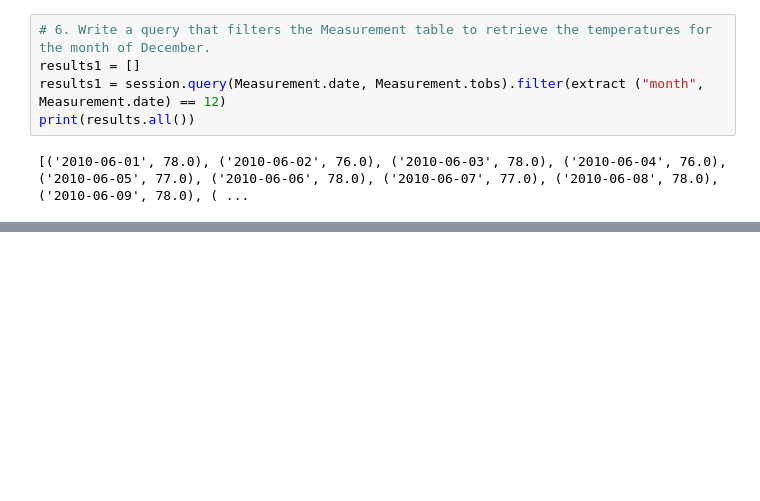
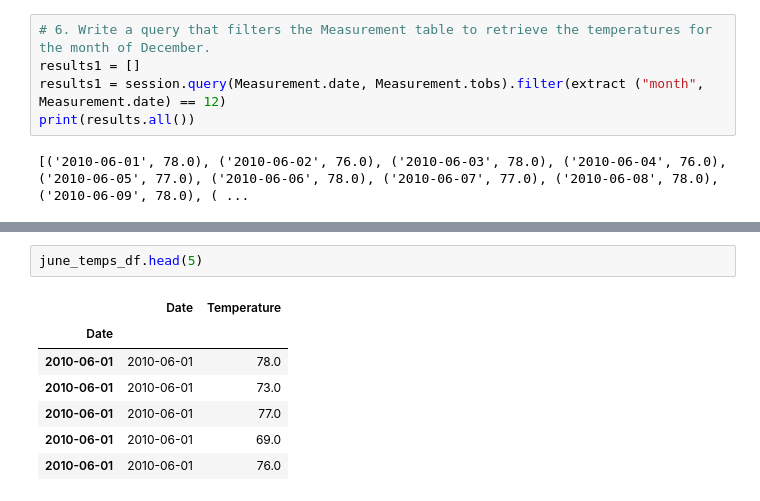
Before and after one commit to cmbolton81/surfs_up, a Jupyter notebook: SurfsUp_Challenge.ipynb, the cells around one changed output, grey strips where cells are left out. Drawn from its saved outputs; the diff is of its cells as text; blank space fills up the shorter version.

```diff
--- a/SurfsUp_Challenge.ipynb
+++ b/SurfsUp_Challenge.ipynb
@@ -156,0 +185,10 @@ dec_temps_df.describe()
+# %%
+june_temps_df.head(5)
+# %% [output]
+|  | Date | Temperature |
+| Date |  |  |
+| 2010-06-01 | 2010-06-01 | 78.0 |
+| 2010-06-01 | 2010-06-01 | 73.0 |
+| 2010-06-01 | 2010-06-01 | 77.0 |
+| 2010-06-01 | 2010-06-01 | 69.0 |
+| 2010-06-01 | 2010-06-01 | 76.0 |
```
Also changed, not shown: parts of 8 cells of this notebook, 3 other files.
